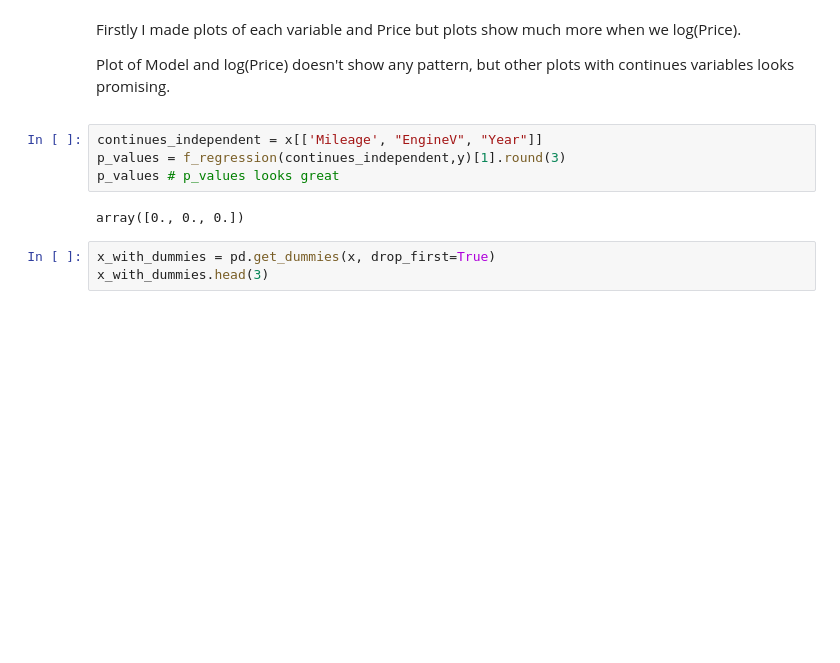
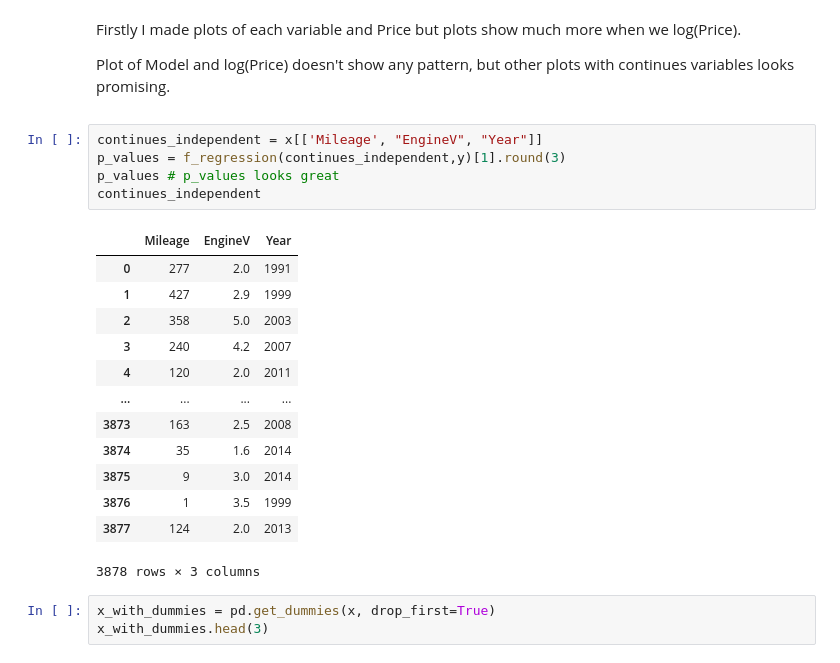
Before and after one commit to Jakub-Ner/data_science_course, a Jupyter notebook: Linear_Regression_exercise.ipynb, the cells around one changed output. Saved outputs shown, nothing was run; the diff lists cells and outputs as text; blank space fills up the shorter version.

```diff
--- a/Linear_Regression_exercise.ipynb
+++ b/Linear_Regression_exercise.ipynb
@@ -178,9 +178,22 @@ Plot of Model and log(Price) doesn't show any pattern, but other plots with cont
 # %%
 continues_independent = x[['Mileage', "EngineV", "Year"]]
 p_values = f_regression(continues_independent,y)[1].round(3)
 p_values # p_values looks great
+continues_independent
 # %% [output]
+|  | Mileage | EngineV | Year |
+| 0 | 277 | 2.0 | 1991 |
+| 1 | 427 | 2.9 | 1999 |
+| 2 | 358 | 5.0 | 2003 |
+| 3 | 240 | 4.2 | 2007 |
+| 4 | 120 | 2.0 | 2011 |
+| ... | ... | ... | ... |
+| 3873 | 163 | 2.5 | 2008 |
+| 3874 | 35 | 1.6 | 2014 |
+| 3875 | 9 | 3.0 | 2014 |
+| 3876 | 1 | 3.5 | 1999 |
+| 3877 | 124 | 2.0 | 2013 |
-array([0., 0., 0.])
+3878 rows × 3 columns
 # %%
 x_with_dummies = pd.get_dummies(x, drop_first=True)
 x_with_dummies.head(3)
```
Also changed, not shown: parts of 10 cells of this notebook.
